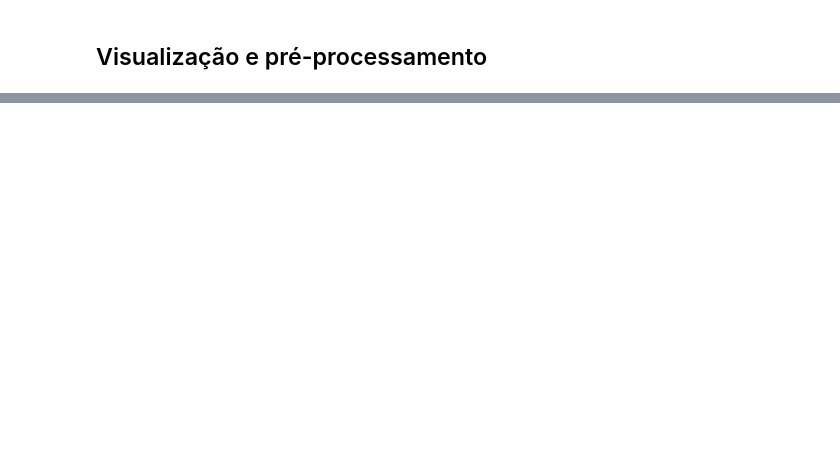
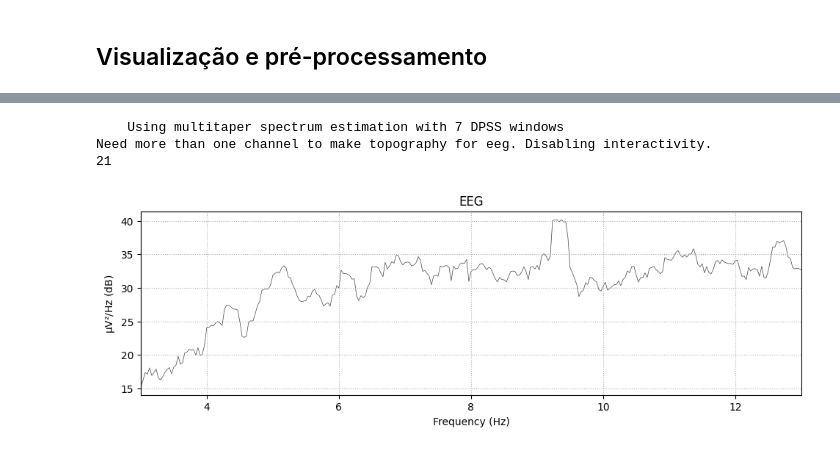
Before and after one commit to bneurd/tutoriais, a Jupyter notebook: SSVEP/preprocessing.ipynb, the cells around one changed output, grey strips where cells are left out. Drawn from its saved outputs; the diff is of its cells as text; code cells hidden in the pictures; blank space fills up the shorter version.

```diff
--- a/SSVEP/preprocessing.ipynb
+++ b/SSVEP/preprocessing.ipynb
@@ -39,0 +67,7 @@ def butter_notch(data, cutoff, var=1, fs=200, order=4):
+# %%
+data = np.load("datasets/avi/single/data_sub1.npy")
+print(data.shape)
+
+# Transpondo dados para organizar os dados na última dimensão
+data = data.T
+data.shape
@@ -39,0 +79,3 @@ def butter_notch(data, cutoff, var=1, fs=200, order=4):
+# %%
+rcParams['figure.figsize'] = [16., 5.]
+print_graphs(data)
@@ -39,0 +88,8 @@ def butter_notch(data, cutoff, var=1, fs=200, order=4):
+# %%
+# criação de um objeto "info"
+n_channels = 1
+sfreq = 512
+ch_names = ['Oz']
+ch_types = ['eeg']
+info = mne.create_info(ch_names, sfreq=sfreq, ch_types=ch_types)
+info
@@ -39,0 +115,15 @@ def butter_notch(data, cutoff, var=1, fs=200, order=4):
+# %%
+# data : array, shape (n_epochs, n_channels, n_times)
+data_correct = data.reshape(data.shape[0], 1, data.shape[1])
+# adicionando label como "épocas" do sinal
+labels = np.load("datasets/avi/single/labels_sub1.npy")[0]
+# método para transformar labels categóricos
+le = LabelEncoder()
+events = np.column_stack((
+    np.array(range(len(labels))),
+    np.zeros(21, dtype=int),
+    le.fit_transform(labels))
+)
+event_dict = {'6':0, '6.5':1, '7':2, '7.5':3, '8.2':4, '9.3':5, '10':6}
+mne_data = mne.EpochsArray(data_correct, info, events, event_id=event_dict)
+mne_data
@@ -39,0 +139,13 @@ def butter_notch(data, cutoff, var=1, fs=200, order=4):
+# %%
+
+
+# view = mne_data.compute_psd(method='welch', fmin=3, fmax=13)
+view = mne_data[20].compute_psd(method='multitaper', fmin=3, fmax=13)
+print(len(mne_data))
+view.plot()
+print()
+# %% [output]
+    Using multitaper spectrum estimation with 7 DPSS windows
+Need more than one channel to make topography for eeg. Disabling interactivity.
+21
+[figure, added]
```
Also changed, not shown: parts of 12 cells of this notebook, 1 other file.
